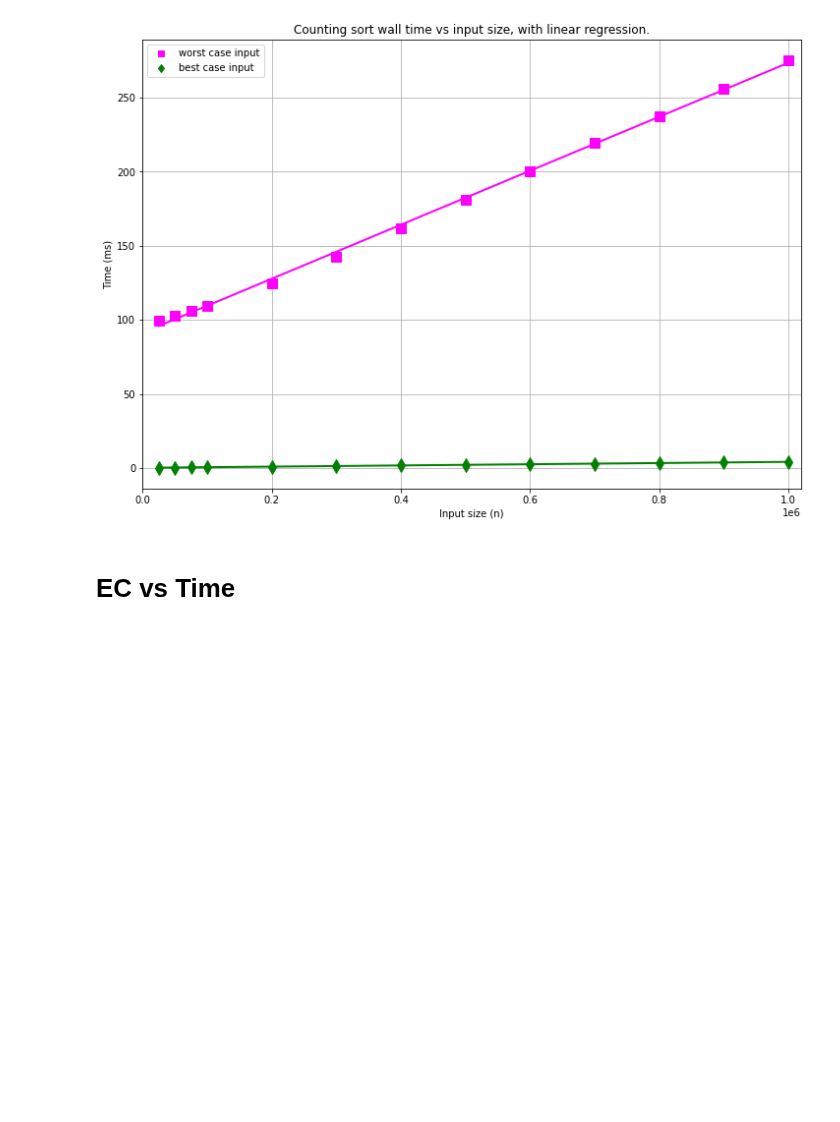
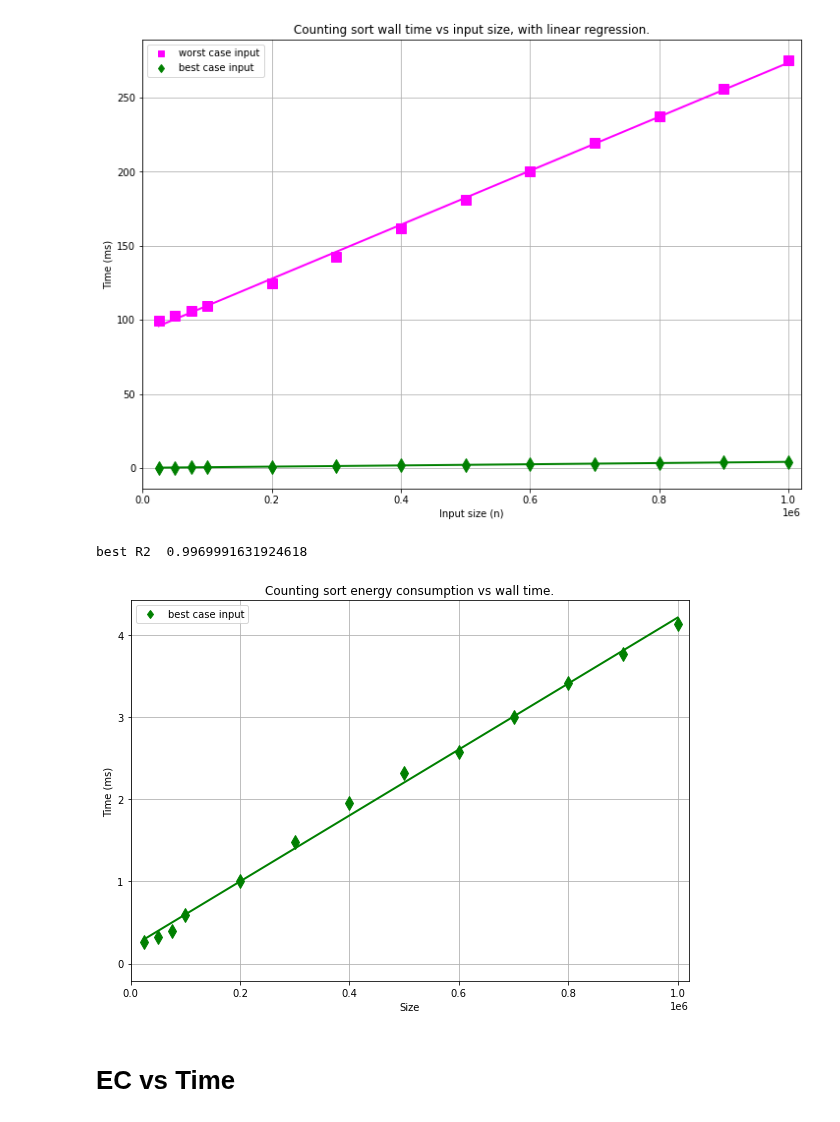
Before and after one commit to hrallil/RAPL_measurements, a Jupyter notebook: Java/FinalResults/FinalAnalysis/CountingMajaTest.ipynb, the cells around one changed output. Drawn from its saved outputs; the diff is of its cells as text; code cells hidden in the pictures; blank space fills up the shorter version.

Commit message:
lil counting fix

```diff
--- a/Java/FinalResults/FinalAnalysis/CountingMajaTest.ipynb
+++ b/Java/FinalResults/FinalAnalysis/CountingMajaTest.ipynb
@@ -337,6 +337,34 @@ Best gradient:  [0.29578232 0.39610175 0.49642118 0.5967406  0.99801832 1.399296
  1.80057374 2.20185146 2.60312917 3.00440688 3.4056846  3.80696231
  4.20824002]
 [figure]
+# %%
+plt.figure(figsize=(10,7))
+color = "red"
+
+Rs = []
+
+# for i in range(1,11):
+#     Rs.append(polyReg(dfCountingMean16[dfCountingMean16["Input case"] == f"random{i}"]["Time - readCSV"], dfCountingMean16[dfCountingMean16["Input case"] == f"random{i}"]["full EC"],1, f"Random{i} case input", "darkorange",dots="v"))
+# plt.plot(-1000000,0,"v", color="darkorange",label="random1 - random10")
+# # for i in range(len(Rs)):
+# #     print(f"random{i} R2", Rs[i][1], " \n")
+# worst = polyReg(dfCountingMean16[dfCountingMean16["Input case"] == "worst"]["Time - readCSV"], dfCountingMean16[dfCountingMean16["Input case"] == "worst"]["full EC"],1, "Merge time for worst case input", "fuchsia",dots="s")
+# plt.plot(-100000,0,"s", color="fuchsia",label="worst case input")
+# print(f"worst R2 ", worst[1], "\n")
+best = polyReg(dfCountingMean16[dfCountingMean16["Input case"] == "best"]["Size"], dfCountingMean16[dfCountingMean16["Input case"] == "best"]["Time - readCSV"],1, "Merge time for best case input", "green",dots="d")
+plt.plot(-1000000,0,"d", color="green",label="best case input")
+print(f"best R2 ", best[1], "\n")
+plt.title("Counting sort energy consumption vs wall time.")
+plt.xlabel("Size")
+plt.ylabel("Time (ms)")
+plt.legend()
+plt.grid()
+plt.xlim(0,1020000)
+# plt.ylim(-.001,.035)
+plt.show()
+# %% [output]
+best R2  0.9969991631924618
+[figure, added]
 # %% [markdown]
 # EC vs Time
 # %%
```
